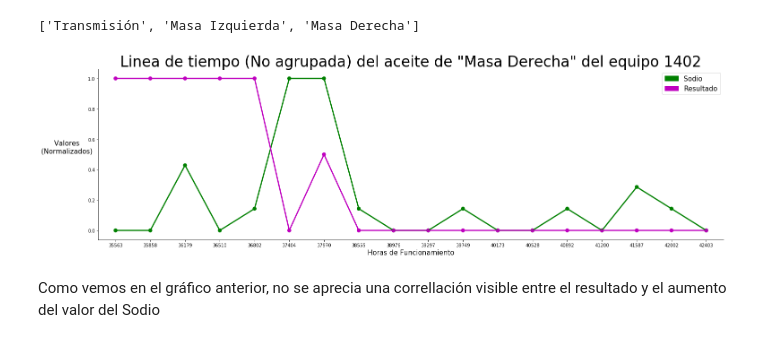
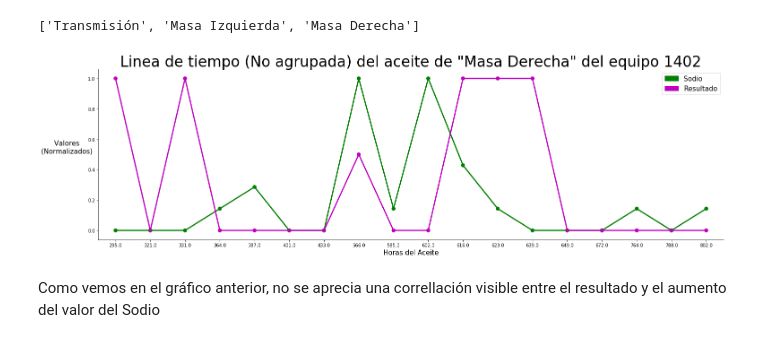
Before and after one commit to JTarletta/Diplodatos, a Jupyter notebook: Mentoría/Mentoria_TP1.ipynb, the cells around one changed output. Drawn from its saved outputs; the diff is of its cells as text; code cells hidden in the pictures.

```diff
--- a/Mentoría/Mentoria_TP1.ipynb
+++ b/Mentoría/Mentoria_TP1.ipynb
@@ -1309,34 +1309,34 @@ for elemento in elementos:
 # %%
 #Realizamos la gráfica del Equipo con los valores normalizados
 
 plt.figure(figsize=(25,7))
 
 #seaborn.pointplot(x=data_motor['Horas Funcionamiento'].dropna(), y=data_motor['Fe'].dropna(), label='Hierro', color='k')
-seaborn.pointplot(x=data_motor['Horas Funcionamiento'].dropna(), y=data_motor['Na'].dropna(), label='Sodio', color='g')
+seaborn.pointplot(x=data_motor['Horas del Aceite'].dropna(), y=data_motor['Na'].dropna(), label='Sodio', color='g')
 #seaborn.pointplot(x=data_motor['Horas Funcionamiento'].dropna(), y=data_motor['Si'].dropna(), label='Silicio', color='c')
 #seaborn.pointplot(x=data_motor['Horas Funcionamiento'].dropna(), y=data_motor['Al'].dropna(), label='Aluminio', color='b')
 #seaborn.pointplot(x=data_motor['Horas Funcionamiento'].dropna(), y=data_motor['VISCO'].dropna(), label='Viscosidad', color='r')
-seaborn.pointplot(x=data_motor['Horas Funcionamiento'].dropna(), y=data_motor['Resultado'].dropna(), label='Resultado', color='m')
+seaborn.pointplot(x=data_motor['Horas del Aceite'].dropna(), y=data_motor['Resultado'].dropna(), label='Resultado', color='m')
 
 
 plt.title('Linea de tiempo (No agrupada) del aceite de "{}" del equipo 1402'.format(componentes[2]), size=33)
-plt.xlabel('Horas de Funcionamiento',size=15)
+plt.xlabel('Horas del Aceite',size=15)
 plt.ylabel('Valores                  \n(Normalizados)                  ',size=15,rotation=360)
 
 
 
 #label_Fe = mpatches.Patch(color='k', label='Hierro')
 label_Na = mpatches.Patch(color='g', label='Sodio')
 #label_Si = mpatches.Patch(color='c', label='Silicio')
 #label_Al = mpatches.Patch(color='b', label='Aluminio')
 #label_VI = mpatches.Patch(color='r', label='Viscosidad')
 label_Re = mpatches.Patch(color='m', label='Resultado')
 
 plt.legend(handles=[label_Na,label_Re],prop={'size': 15})
 seaborn.despine()
 plt.show()
 # %% [output]
-[figure, old version]
+[figure, new version]
 # %% [markdown]
 Como vemos en el gráfico anterior, no se aprecia una correllación visible entre el resultado y el aumento del valor del Sodio
 # %% [markdown]
```
Also changed, not shown: parts of 9 cells of this notebook, 1 other file.
